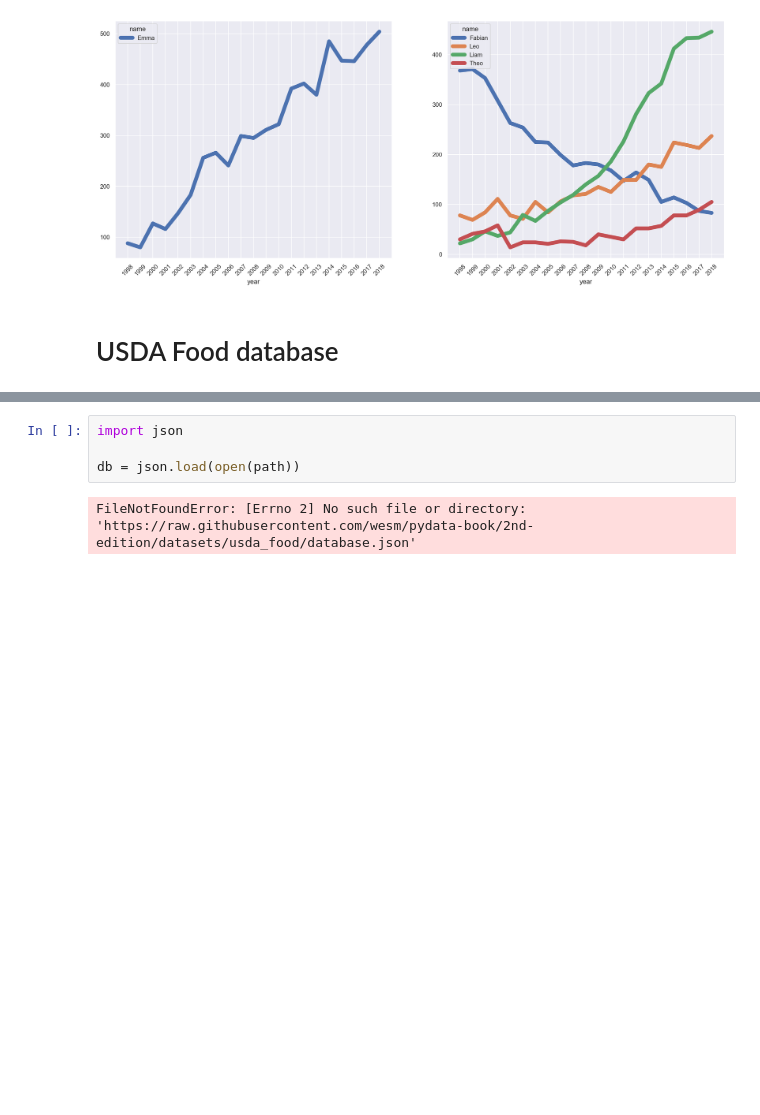
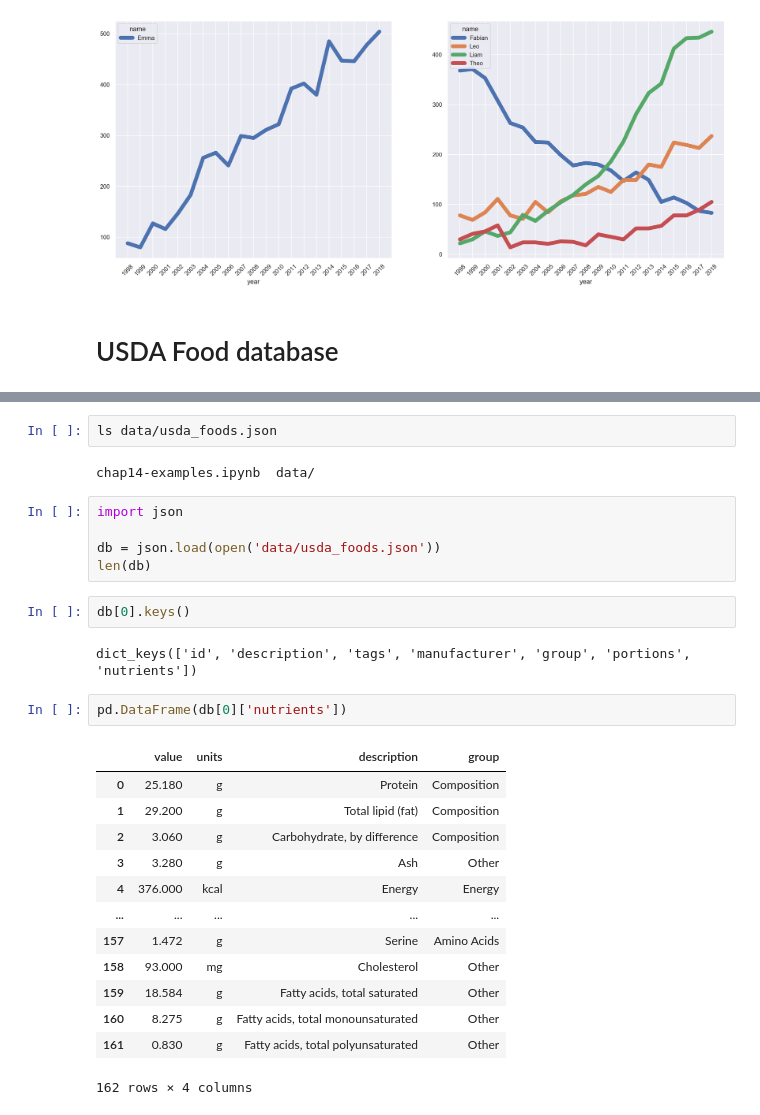
Before and after one commit to fabiangunzinger/learning, a Jupyter notebook: python-for-data-analysis/chap14-examples.ipynb, the cells around one changed output, grey strips where cells are left out. Cells and saved outputs as stored; diff of their text form; blank space fills up the shorter version.

```diff
--- a/python-for-data-analysis/chap14-examples.ipynb
+++ b/python-for-data-analysis/chap14-examples.ipynb
@@ -563,6 +535,29 @@ pd.read_json(path)
+# %%
+ls data/usda_foods.json
+# %% [output]
+chap14-examples.ipynb  data/
 # %%
 import json
 
-db = json.load(open(path))
+db = json.load(open('data/usda_foods.json'))
+len(db)
-# %% [output]
-FileNotFoundError: [Errno 2] No such file or directory: 'https://raw.githubusercontent.com/wesm/pydata-book/2nd-edition/datasets/usda_food/database.json'
+# %%
+db[0].keys()
+# %% [output]
+dict_keys(['id', 'description', 'tags', 'manufacturer', 'group', 'portions', 'nutrients'])
+# %%
+pd.DataFrame(db[0]['nutrients'])
+# %% [output]
+|  | value | units | description | group |
+| 0 | 25.180 | g | Protein | Composition |
+| 1 | 29.200 | g | Total lipid (fat) | Composition |
+| 2 | 3.060 | g | Carbohydrate, by difference | Composition |
+| 3 | 3.280 | g | Ash | Other |
+| 4 | 376.000 | kcal | Energy | Energy |
+| ... | ... | ... | ... | ... |
+| 157 | 1.472 | g | Serine | Amino Acids |
+| 158 | 93.000 | mg | Cholesterol | Other |
+| 159 | 18.584 | g | Fatty acids, total saturated | Other |
+| 160 | 8.275 | g | Fatty acids, total monounsaturated | Other |
+| 161 | 0.830 | g | Fatty acids, total polyunsaturated | Other |
+162 rows × 4 columns
```
Also changed, not shown: parts of 12 cells of this notebook, 2 other files.
